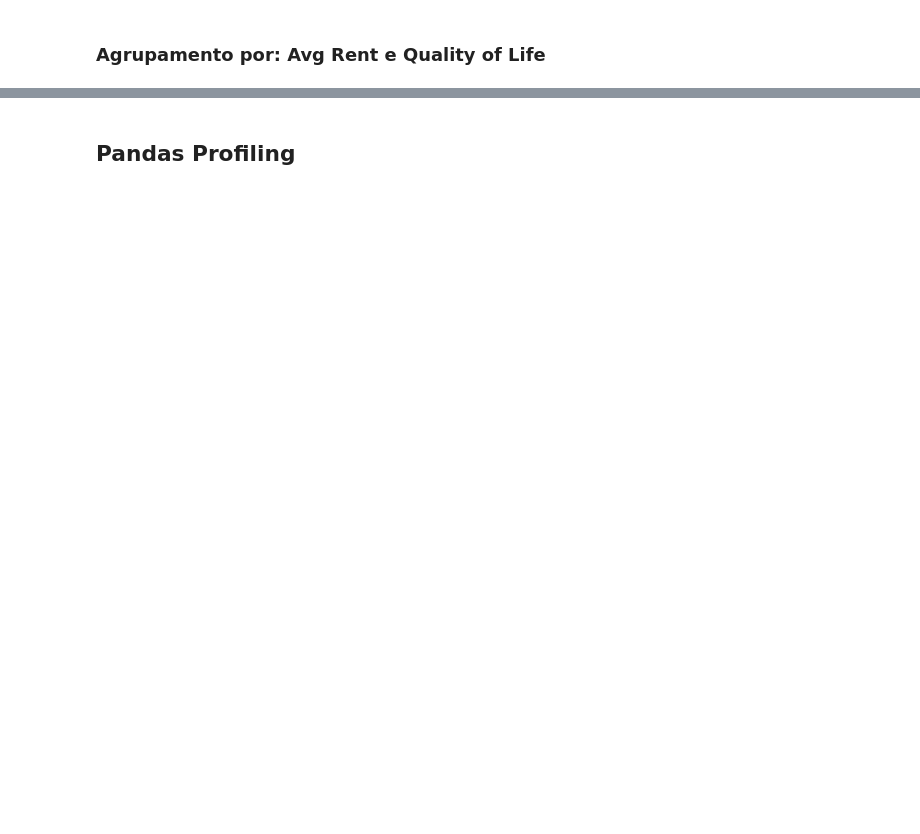
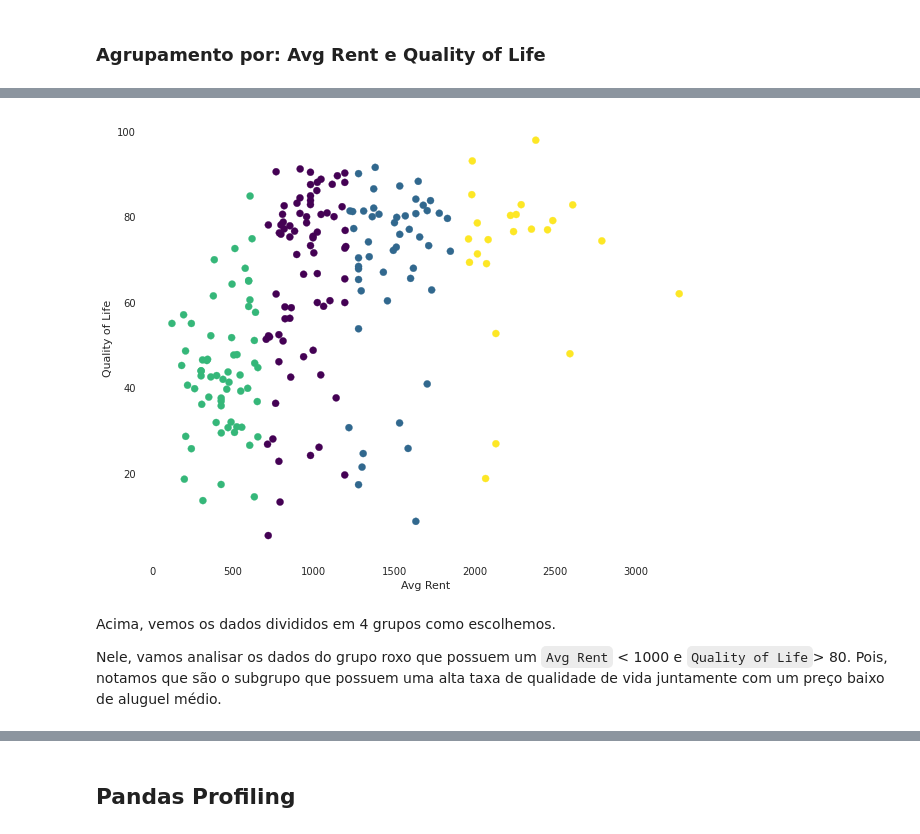
Before and after one commit to ViniciusMangueira/Data_Science, a Jupyter notebook: Movehub_Ranking.ipynb, the cells around one changed output, grey strips where cells are left out. Saved outputs shown, nothing was run; the diff lists cells and outputs as text; code cells hidden in the pictures; blank space fills up the shorter version.

```diff
--- a/Movehub_Ranking.ipynb
+++ b/Movehub_Ranking.ipynb
@@ -360,0 +386,14 @@ lista1.sort_values(by=11, ascending=False).head(8)
+# %%
+# Plotar Grafico
+fig, ax = plt.subplots(figsize=(10,8))
+plt.scatter( 'Avg Rent', 'Quality of Life', data=X, c=y_pred, s=50, cmap='viridis')
+#plt.scatter(centroides[:, 0], centroides[:, 1], marker="X")
+plt.xlabel('Avg Rent')
+plt.ylabel('Quality of Life')
+plt.show()
+# %% [output]
+[figure, added]
+# %% [markdown]
+Acima, vemos os dados divididos em 4 grupos como escolhemos.
+
+Nele, vamos analisar os dados do grupo roxo que possuem um `Avg Rent` < 1000 e `Quality of Life`> 80. Pois, notamos que são o subgrupo que possuem uma alta taxa de qualidade de vida juntamente com um preço baixo de aluguel médio.
```
Also changed, not shown: parts of 64 cells of this notebook.
